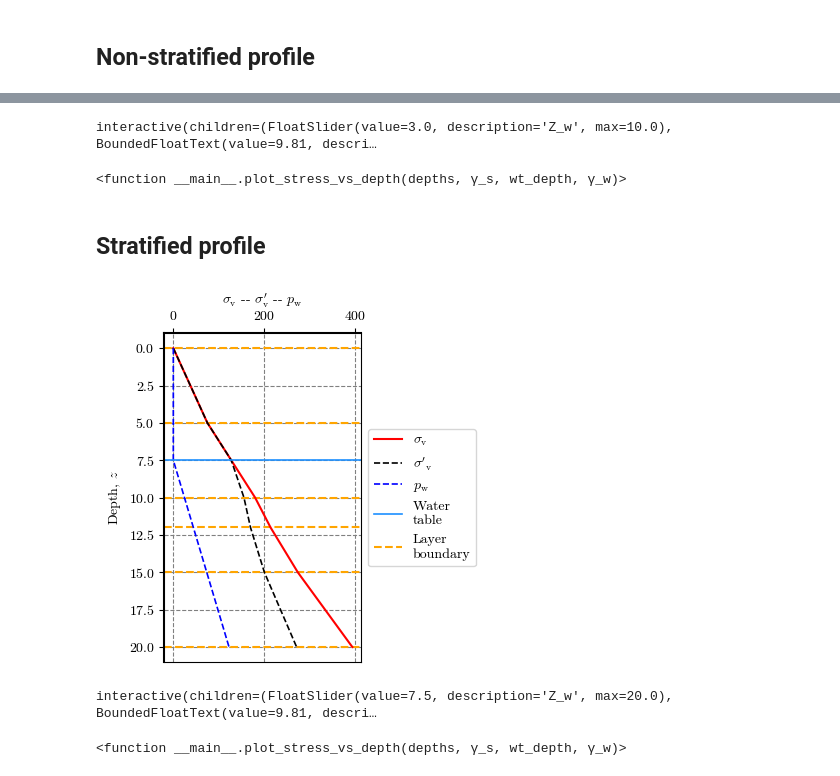
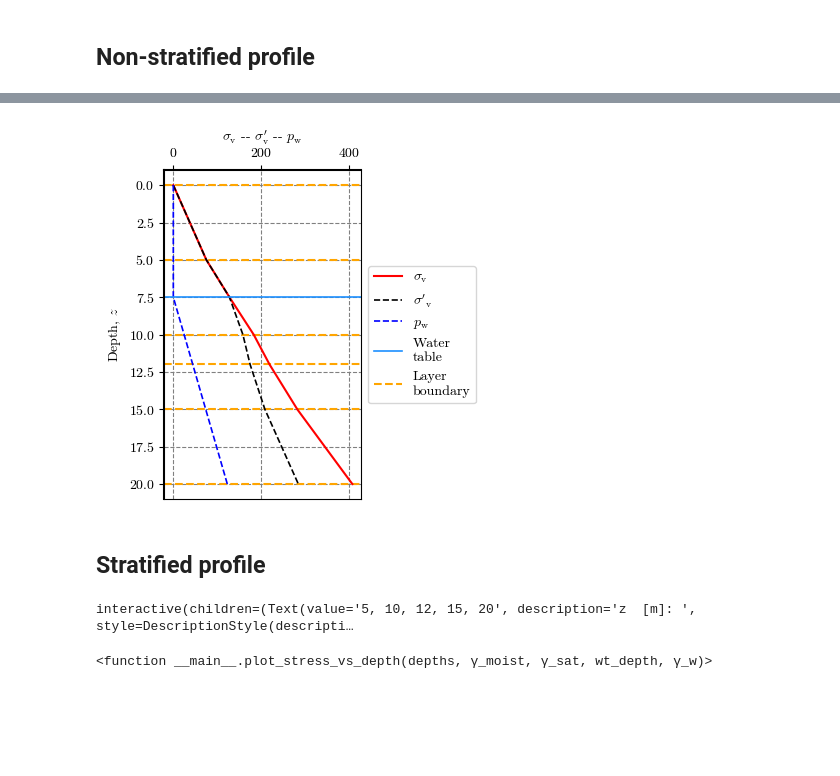
Before and after one commit to AppliedMechanics-EAFIT/soil_mechanics, a Jupyter notebook: notebooks/stress_vs_depth.ipynb, the cells around one changed output, grey strips where cells are left out. Saved outputs shown, nothing was run; the diff lists cells and outputs as text; code cells hidden in the pictures; blank space fills up the shorter version.

```diff
--- a/notebooks/stress_vs_depth.ipynb
+++ b/notebooks/stress_vs_depth.ipynb
@@ -85,41 +124,26 @@ plot_stress_vs_depth(depths, γ_s, wt_depth, γ_w)
-# %%
-# Interactive figure
-γ_s = [17]  # unit weight of each soil layer
-depths = [10]  # bottom depth of each soil layer
-style = {'description_width': '100px'}
-interact(  # Interactive widgets
-    plot_stress_vs_depth,
-    depths=fixed(depths),
-    γ_s=fixed(γ_s),
-    wt_depth = widgets.FloatSlider(value=3, min=0, max=depths[-1], step=0.1, description='Z_w'),
-    γ_w = widgets.BoundedFloatText(value=9.81, min=0, max=100.0, step=0.1, description='γ_w')
-)
-# %% [output]
-interactive(children=(FloatSlider(value=3.0, description='Z_w', max=10.0), BoundedFloatText(value=9.81, descri…
-<function __main__.plot_stress_vs_depth(depths, γ_s, wt_depth, γ_w)>
+# %%
+# Static figure
+depths = [5, 10, 12, 15, 20]  # bottom depth of each soil layer [m]
+γ_moist = [15, 21, 17, 20, 24]  # Total/moist/bulk unit weight of each soil layer [kN/m³]
+γ_sat = [16, 22, 18, 21, 25]  # Saturated unit weight of each soil layer [kN/m³]
+wt_depth = 7.5  # depth of the water table [m]
+γ_w = 9.81  # unit weight of water [kN/m³]
+plot_stress_vs_depth(depths, γ_moist, γ_sat, wt_depth, γ_w)
+# %% [output]
+[figure, added]
 # %% [markdown]
 ## Stratified profile
-# %%
-# Static figure
-γ_s = [15, 21, 17, 20, 24]  # unit weight of each soil layer [kN/m³]
-depths = [5, 10, 12, 15, 20]  # bottom depth of each soil layer [m]
-wt_depth = 7.5  # depth of the water table [m]
-γ_w = 9.81  # unit weight of water [kN/m³]
-plot_stress_vs_depth(depths, γ_s, wt_depth, γ_w)
-# %% [output]
-[figure, removed]
 # %%
 # Interactive figure
-γ_s = [15, 21, 17, 20, 24]  # unit weight of each soil layer [kN/m³]
-depths = [5, 10, 12, 15, 20]  # bottom depth of each soil layer [m]
 style = {'description_width': '100px'}
 interact(  # Interactive widgets
     plot_stress_vs_depth,
-    depths=fixed(depths),
-    γ_s=fixed(γ_s),
-    wt_depth = widgets.FloatSlider(value=7.5, min=0, max=depths[-1], step=0.1, description='Z_w'),
-    γ_w = widgets.BoundedFloatText(value=9.81, min=0, max=100.0, step=0.1, description='γ_w')
+    depths=widgets.Text(value="5, 10, 12, 15, 20", description="z  [m]: ", style=style),
+    γ_moist=widgets.Text(value="15, 21, 17, 20, 24", description="γ_moist: ", style=style),
+    γ_sat=widgets.Text(value="16, 22, 18, 21, 25", description="γ_sat: ", style=style),
+    wt_depth = widgets.FloatSlider(value=7.5, min=0, max=100, step=0.1, description='Z_w', style=style),
+    γ_w = widgets.BoundedFloatText(value=9.81, min=0, max=100.0, step=0.1, description='γ_w', style=style)
 )
 # %% [output]
-interactive(children=(FloatSlider(value=7.5, description='Z_w', max=20.0), BoundedFloatText(value=9.81, descri…
+interactive(children=(Text(value='5, 10, 12, 15, 20', description='z  [m]: ', style=DescriptionStyle(descripti…
-<function __main__.plot_stress_vs_depth(depths, γ_s, wt_depth, γ_w)>
+<function __main__.plot_stress_vs_depth(depths, γ_moist, γ_sat, wt_depth, γ_w)>
```
Also changed, not shown: parts of 5 cells of this notebook.
